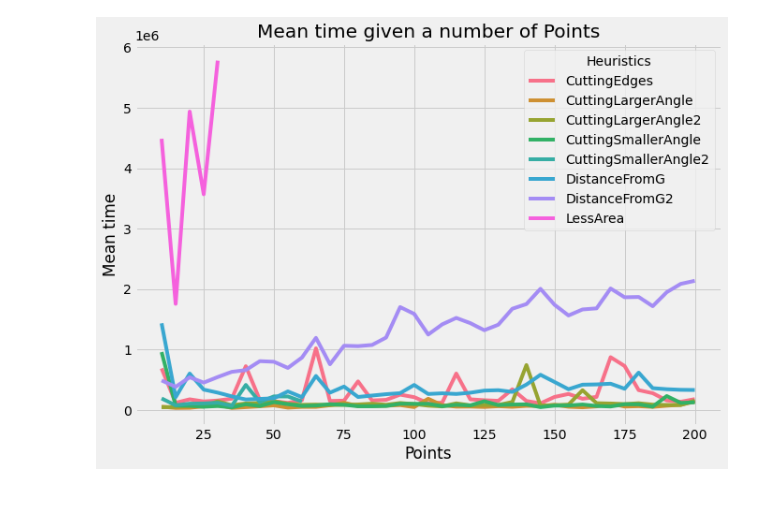
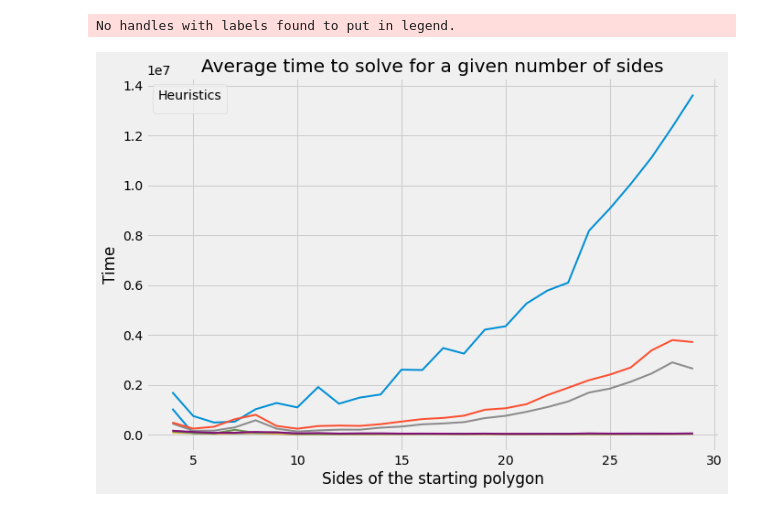
Before and after one commit to federicovolpe/ConvexHull, a Jupyter notebook: analysis/report.ipynb, the cells around one changed output. Drawn from its saved outputs; the diff is of its cells as text; code cells hidden in the pictures.

```diff
--- a/analysis/report.ipynb
+++ b/analysis/report.ipynb
@@ -114,13 +115,17 @@ plt.show()
-# %%
-grouped_df = combined_df.groupby(['heuristic', 'points'])['time'].mean().reset_index()
-
-# Crea il grafico a linee
-sns.lineplot(data=grouped_df, x='points', y='time', hue='heuristic')
-plt.title('Mean time given a number of Points')
-plt.xlabel('Points')
-plt.ylabel('Mean time')
-plt.legend(title = 'Heuristics')
-plt.savefig('../media/plt_time.pdf')
-plt.show()
-# %% [output]
-[figure, removed]
+# %%
+heuristics = report["heuristic"].unique()
+
+for h in heuristics:
+    selected = report[report["heuristic"] == h]
+    y = selected.groupby("points")
+    plt.plot(y["points"].unique(), y["time"].mean(), linewidth = 2)
+
+plt.xlabel('Sides of the starting polygon')
+plt.ylabel('Time')
+plt.legend(title='Heuristics')
+plt.title('Average time to solve for a given number of sides')
+plt.savefig('../media/report/Time_plot.pdf')
+plt.show()
+# %% [output]
+No handles with labels found to put in legend.
+[figure, added]
```
Also changed, not shown: parts of 9 cells of this notebook, 17 other files.
